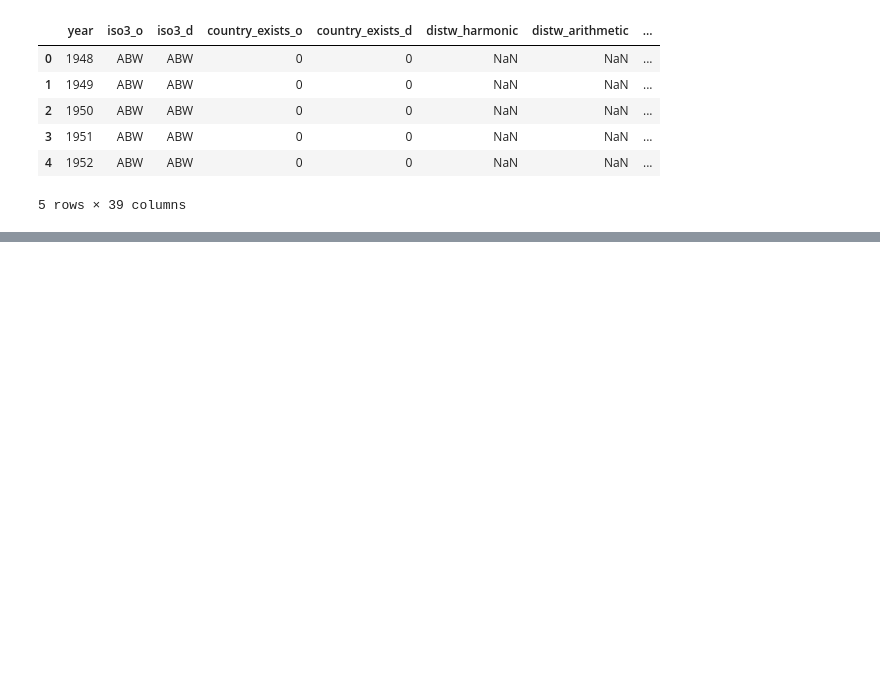
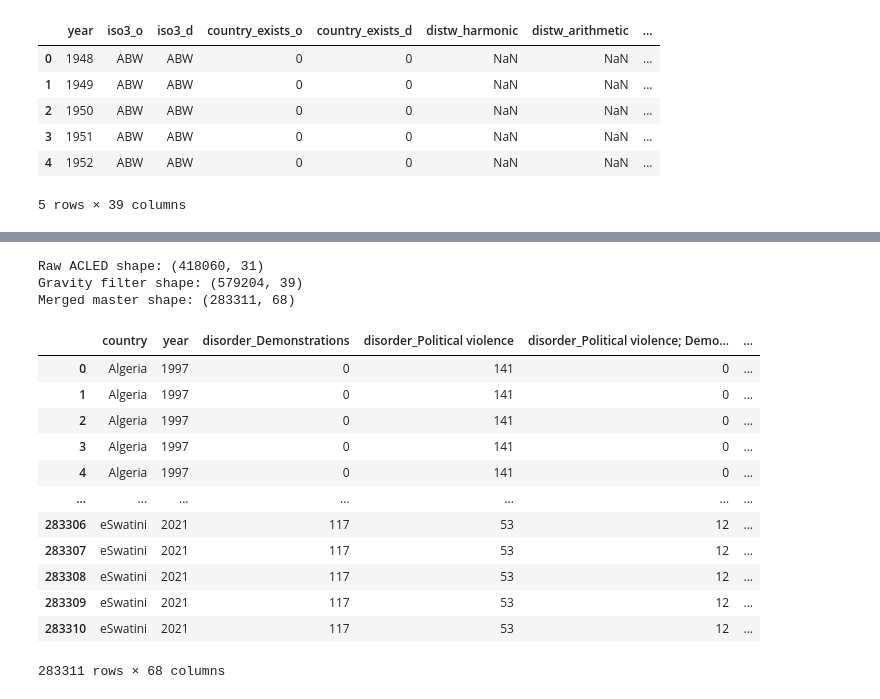
Before and after one commit to poopiboi/bachelor_2026, a Jupyter notebook: 02_EDA.ipynb, the cells around one changed output, grey strips where cells are left out. Drawn from its saved outputs; the diff is of its cells as text; code cells hidden in the pictures; blank space fills up the shorter version.

```diff
--- a/02_EDA.ipynb
+++ b/02_EDA.ipynb
@@ -68,9 +85,9 @@ dummies['country'] = df['country']
 dummies['year'] = df['year']
 
 # Now we can group by country and year, and sum over the dummy categories. Perfect!
-result = dummies.groupby(['country', 'year']).sum().reset_index()
+acled_result = dummies.groupby(['country', 'year']).sum().reset_index()
 
-## We want to map the countries from ACLED onto the iso names from the Gravity dataset.
+## We want to map the countries from ACLED onto the iso names from the Gravity dataset. I made this stupid dictionary BY HAND, please respect that.
 country_iso_dict = {
     "Algeria": "DZA", "Angola": "AGO", 'Benin': "BEN", 'Botswana': "BWA", 'Burkina Faso': "BFA", "Burundi": "BDI", 'Cameroon': "CMR", 'Cape Verde': "CPV",
     "Central African Republic": "CAF", 'Chad': "TCD", 'Comoros': "COM", 'Democratic Republic of Congo': "COD", 'Djibouti': "DJI", 'Egypt': "EGY",
@@ -83,7 +100,7 @@ country_iso_dict = {
 }
 
 # We update the dataframe to have a new column for the iso-tags.
-result["iso"] = result["country"].map(country_iso_dict)
+acled_result["iso"] = acled_result["country"].map(country_iso_dict)
 
 # ACLED is now ready for merging
 # %% [markdown]
@@ -140,0 +244,25 @@ display(df_g_filter.head())
+# %%
+'''
+WIP for the data filtering on the refugee data. We want to remove:
+
+- We remove all rows from before 1997
+- We remove all refugees whose origin is "Unknown" (we want the country of origin to be known for training)
+'''
+
+df_s_filter = df_s[
+    (df_s["year"] >= 1997) &
+    (df_s["ref_country_o"] != "Unknown ")
+]
+
+
+
+df_g_filter = df_g_filter[
+    (df_g["year"] >= 1997) &
+    (df_g["country_exists_o"] == 1) &
+    (df_g["country_exists_d"] == 1) &
+    (df_g["iso3_o"] != df_g["iso3_d"]) &
+    (
+        (df_g["iso3_o"].isin(country_iso_dict.values())) |
+        (df_g["iso3_d"].isin(country_iso_dict.values()))
+    )
+]
@@ -140,0 +273,31 @@ display(df_g_filter.head())
+# %%
+df_merged_full = pd.merge(
+    acled_result,
+    df_g_filter,
+    left_on=['iso', 'year'],
+    right_on=['iso3_o', 'year'],
+    how='inner'
+)
+print(f"Raw ACLED shape: {df_a.shape}")
+print(f"Gravity filter shape: {df_g_filter.shape}")
+print(f"Merged master shape: {df_merged_full.shape}")
+# %% [output]
+Raw ACLED shape: (418060, 31)
+Gravity filter shape: (579204, 39)
+Merged master shape: (283311, 68)
+# %%
+df_merged_full
+# %% [output]
+|  | country | year | disorder_Demonstrations | disorder_Political violence | disorder_Political violence; Demo... | ... |
+| 0 | Algeria | 1997 | 0 | 141 | 0 | ... |
+| 1 | Algeria | 1997 | 0 | 141 | 0 | ... |
+| 2 | Algeria | 1997 | 0 | 141 | 0 | ... |
+| 3 | Algeria | 1997 | 0 | 141 | 0 | ... |
+| 4 | Algeria | 1997 | 0 | 141 | 0 | ... |
+| ... | ... | ... | ... | ... | ... | ... |
+| 283306 | eSwatini | 2021 | 117 | 53 | 12 | ... |
+| 283307 | eSwatini | 2021 | 117 | 53 | 12 | ... |
+| 283308 | eSwatini | 2021 | 117 | 53 | 12 | ... |
+| 283309 | eSwatini | 2021 | 117 | 53 | 12 | ... |
+| 283310 | eSwatini | 2021 | 117 | 53 | 12 | ... |
+283311 rows × 68 columns
```
Also changed, not shown: parts of 17 cells of this notebook, 1 other file.
